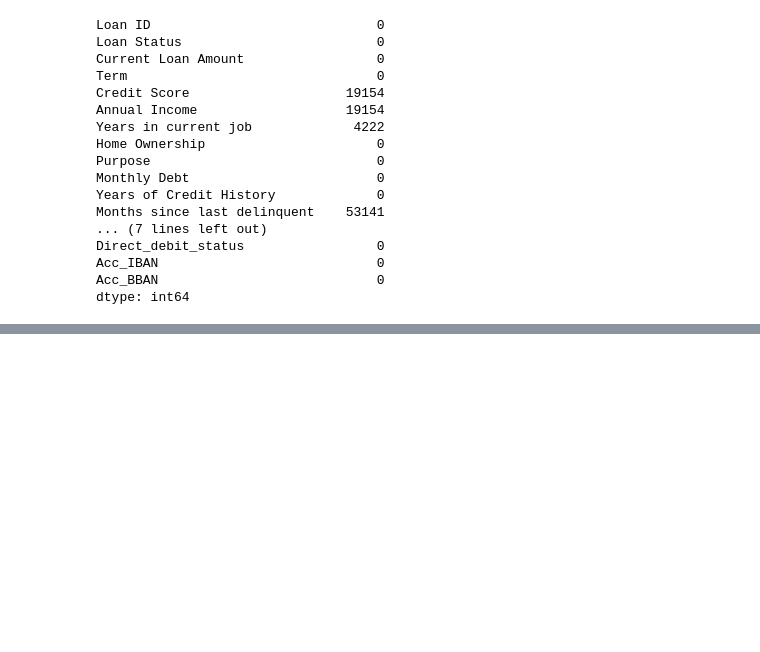
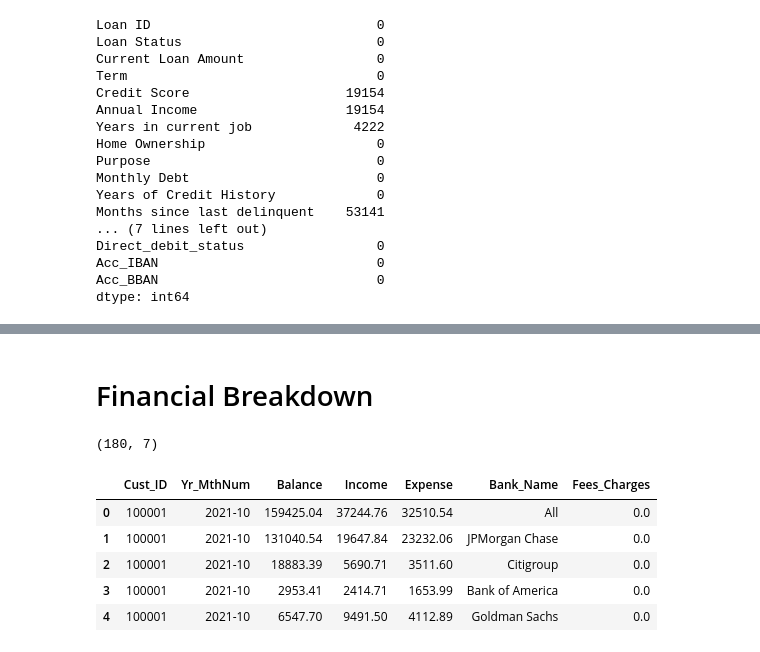
Before and after one commit to mhs10031990/BFS_HYPER_PERSNL_Repo, a Jupyter notebook: Setup_data.ipynb, the cells around one changed output, grey strips where cells are left out. Saved outputs shown, nothing was run; the diff lists cells and outputs as text; code cells hidden in the pictures; blank space fills up the shorter version.

```diff
--- a/Setup_data.ipynb
+++ b/Setup_data.ipynb
@@ -126,0 +129,15 @@ df_snowflake.write.mode("overwrite").save_as_table("BFS_HYPER_PERSNL_DB.BFS_HYPE
+# %% [markdown]
+# Financial Breakdown
+# %%
+fb.shape
+# %% [output]
+(180, 7)
+# %%
+fb.head()
+# %% [output]
+|  | Cust_ID | Yr_MthNum | Balance | Income | Expense | Bank_Name | Fees_Charges |
+| 0 | 100001 | 2021-10 | 159425.04 | 37244.76 | 32510.54 | All | 0.0 |
+| 1 | 100001 | 2021-10 | 131040.54 | 19647.84 | 23232.06 | JPMorgan Chase | 0.0 |
+| 2 | 100001 | 2021-10 | 18883.39 | 5690.71 | 3511.60 | Citigroup | 0.0 |
+| 3 | 100001 | 2021-10 | 2953.41 | 2414.71 | 1653.99 | Bank of America | 0.0 |
+| 4 | 100001 | 2021-10 | 6547.70 | 9491.50 | 4112.89 | Goldman Sachs | 0.0 |
```
Also changed, not shown: parts of 9 cells of this notebook.
